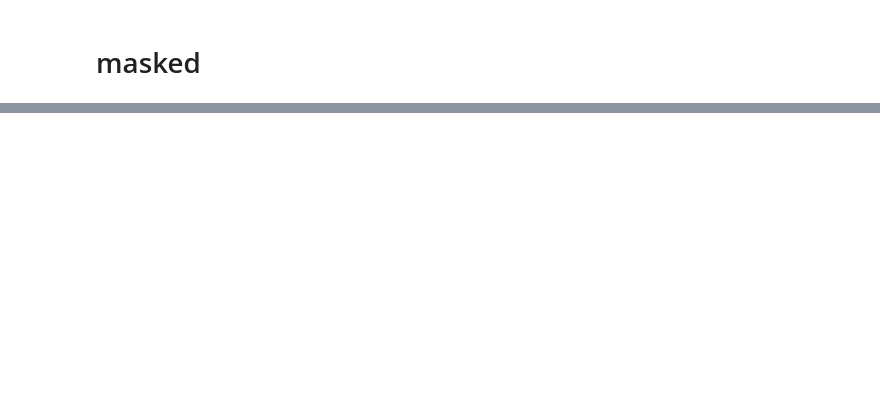
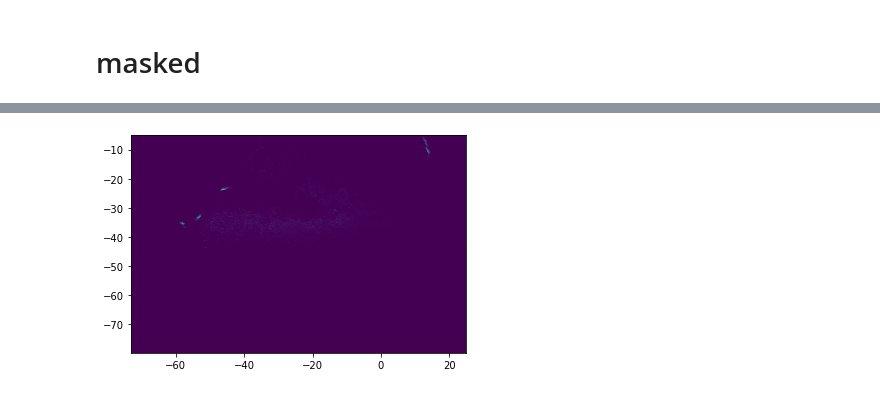
Before and after one commit to cpierard/South_Atlantic_Gyre_experiment, a Jupyter notebook: notebooks/First_run_analysis.ipynb, the cells around one changed output, grey strips where cells are left out. Drawn from its saved outputs; the diff is of its cells as text; code cells hidden in the pictures; blank space fills up the shorter version.

```diff
--- a/notebooks/First_run_analysis.ipynb
+++ b/notebooks/First_run_analysis.ipynb
@@ -200,0 +194,2 @@ mask = np.isnan(u)
+# %%
+domain_coords['land_mask'] = mask
@@ -219,17 +211,0 @@ h = plt.hist2d(particles['lon'][:,t].values, particles['lat'][:,t].values, bins=
-# %%
-t = 1300
-lons = particles['lon'][:,t].values
-index = np.where(np.isnan(lons) == False)
-lons = lons[index]
-lats = particles['lat'][:,t].values
-index = np.where(np.isnan(lats) == False)
-lats = lats[index]
-
-lat_1 = model['latitude'][indices['lat']].values[0]
-lat_2 = model['latitude'][indices['lat']].values[-1]
-lon_1 = model['longitude'][indices['lon']].values[0]
-lon_2 = model['longitude'][indices['lon']].values[-1]
-
-for coord_tuple in itertools.product([lat_1, lat_2], [lon_1, lon_2]):
-    lats = np.hstack((lats,coord_tuple[0]))
-    lons = np.hstack((lons,coord_tuple[1]))
@@ -398,0 +212,16 @@ no changes added to commit (use "git add" and/or "git commit -a")
+# %%
+t = 1300
+lons = particles['lon'][:,t].values
+index = np.where(np.isnan(lons) == False)
+lons = lons[index]
+lats = particles['lat'][:,t].values
+index = np.where(np.isnan(lats) == False)
+lats = lats[index]
+
+for coord_tuple in itertools.product(domain_coords['lat_lims'], domain_coords['lon_lims']):
+    lats = np.hstack((lats,coord_tuple[0]))
+    lons = np.hstack((lons,coord_tuple[1]))
+# %%
+h, la, lo, im = plt.hist2d(lons, lats, bins=(1176, 899))
+# %% [output]
+[figure, added]
```
Also changed, not shown: parts of 53 cells of this notebook, 6 other files.
